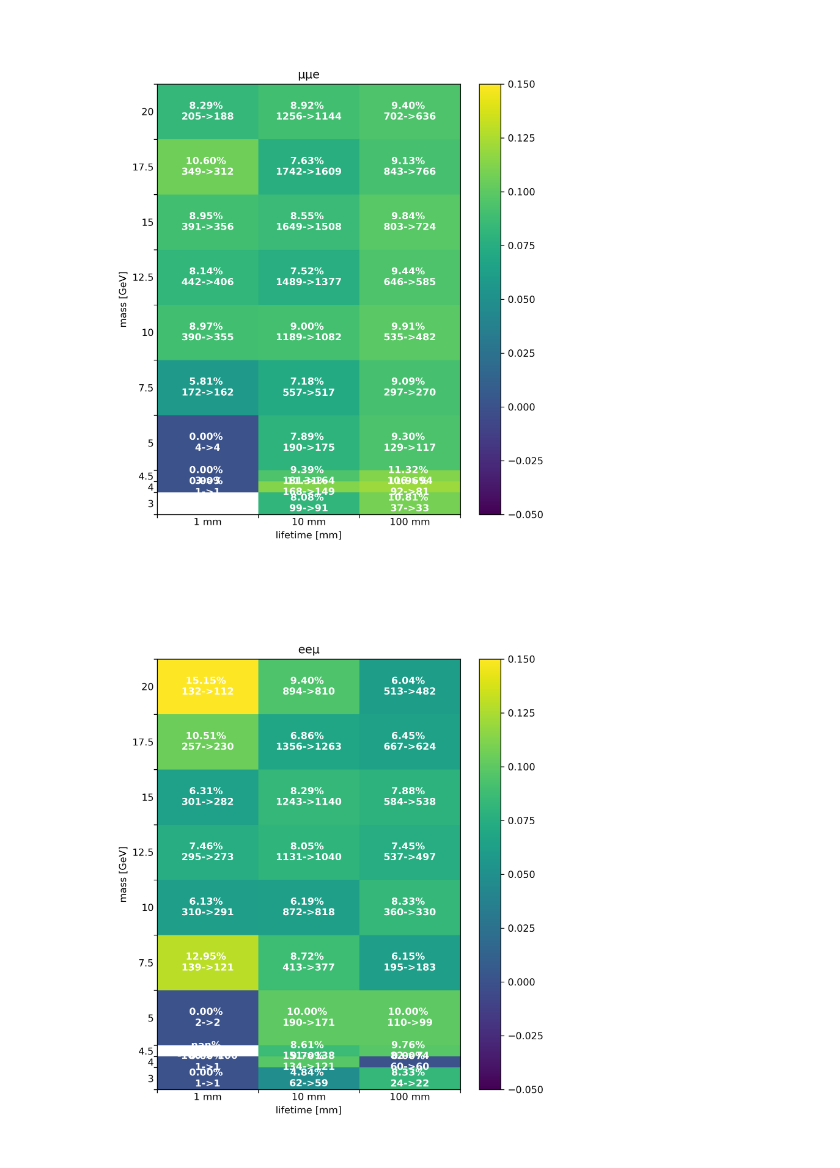
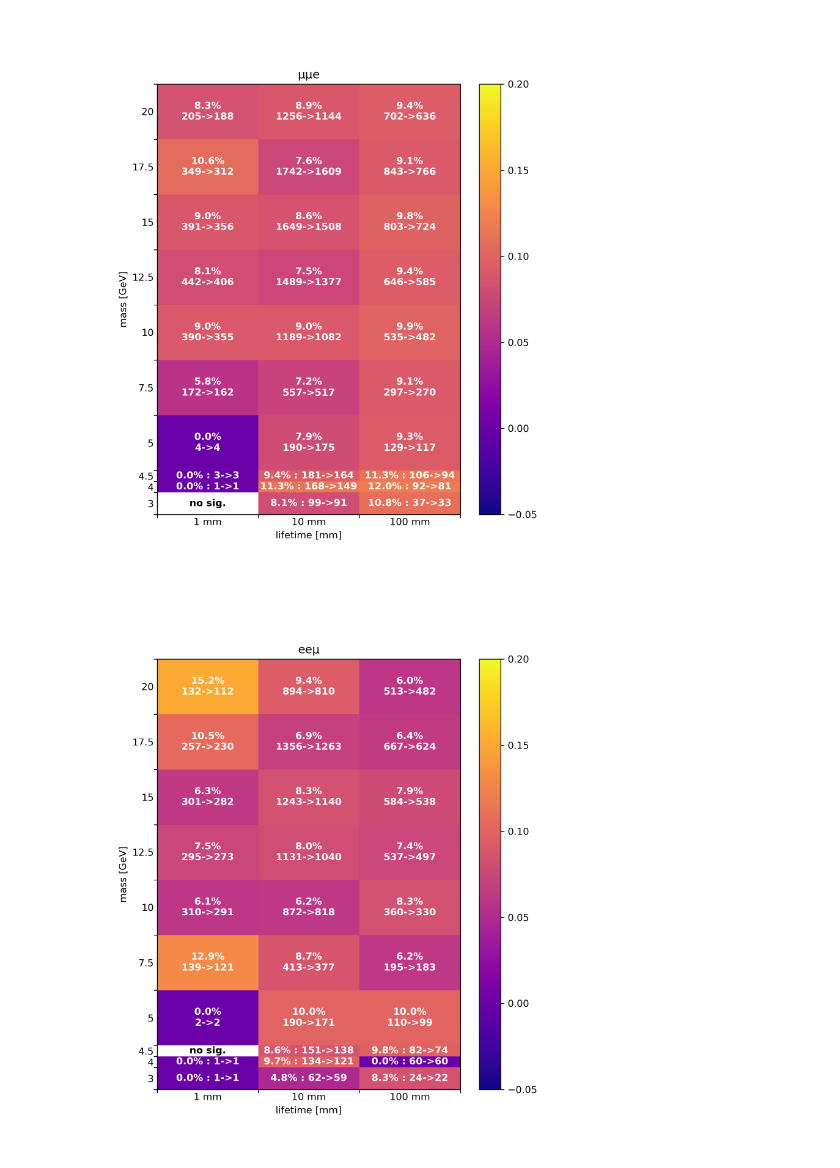
Before and after one commit to robinnewhouse/DHNLAnalysisNotebooks, a Jupyter notebook: ntuple_comparison/compare.ipynb, the cells around one changed output. Cells and saved outputs as stored; diff of their text form; code cells hidden in the pictures.

Commit message:
updated comparison plots

```diff
--- a/ntuple_comparison/compare.ipynb
+++ b/ntuple_comparison/compare.ipynb
@@ -68,7 +68,7 @@ def make_uncertainty_plot(histpath, title, outfile):
 
 def plot_uncertainties(count_arr_v6, count_arr_v5, diff_arr, title, outfile):
     plt.figure(figsize=[7,8])
-    plt.pcolormesh([0,1,2,3], masses, diff_arr, vmin=-.05, vmax=.15, cmap='plasma')
+    plt.pcolormesh([0,1,2,3], masses, diff_arr, vmin=-.05, vmax=.2, cmap='plasma')
     plt.colorbar()
     ax = plt.gca()
 
@@ -95,20 +95,21 @@ def plot_uncertainties(count_arr_v6, count_arr_v5, diff_arr, title, outfile):
         for j in range(len(lifetimes)):
             yloc = j+.5
             xloc = masses[i] + (masses[i+1]-masses[i])/2
-            if diff_arr[i,j] != np.nan:
-                text = f'{diff_arr[i,j]:0.2%} \n{int(count_arr_v5[i,j])}->{int(count_arr_v6[i,j])}'
+            if not np.isnan(diff_arr[i,j]):
+                delim = '\n' if masses[i] >= 5 else ' : '
+                text = f'{diff_arr[i,j]:0.1%}{delim}{int(count_arr_v5[i,j])}->{int(count_arr_v6[i,j])}'
                 ax.text(yloc, xloc , text,
-                        ha="center", va="center", color="w", fontweight='bold', transform=ax.transData)
+                        ha="center", va="center", color="white", fontweight='bold', transform=ax.transData)
             else:
                 text = 'no sig.'
                 ax.text(yloc, xloc , text,
-                    ha="center", va="center", color="b", fontweight='bold', transform=ax.transData)
+                    ha="center", va="center", color="black", fontweight='bold', transform=ax.transData)
 
 
     plt.savefig('/home/newhouse/public/Analysis/HNL/dhnlanalysisnotebooks/ntuple_comparison/plots/png/'+outfile+'.png', dpi=300)
     plt.savefig('/home/newhouse/public/Analysis/HNL/dhnlanalysisnotebooks/ntuple_comparison/plots/pdf/'+outfile+'.pdf', dpi=300)
 
-make_uncertainty_plot(histpath='/data/hnl/histograms/v6p0_histograms/histograms_fullrun2_*_uuu.root', title='μμμ', outfile='compare_uuu')
+a =make_uncertainty_plot(histpath='/data/hnl/histograms/v6p0_histograms/histograms_fullrun2_*_uuu.root', title='μμμ', outfile='compare_uuu')
 display(Image(filename=f'/home/newhouse/public/Analysis/HNL/dhnlanalysisnotebooks/ntuple_comparison/plots/png/compare_uuu.png'));
 
 make_uncertainty_plot(histpath='/data/hnl/histograms/v6p0_histograms/histograms_fullrun2_*_uue.root', title='μμe', outfile='compare_uue')
@@ -124,2 +125,2 @@ display(Image(filename=f'/home/newhouse/public/Analysis/HNL/dhnlanalysisnotebook
-[figure, old version]
+[figure, new version]
-[figure, old version]
+[figure, new version]
```
Also changed, not shown: parts of 1 cell of this notebook, 8 other files.
